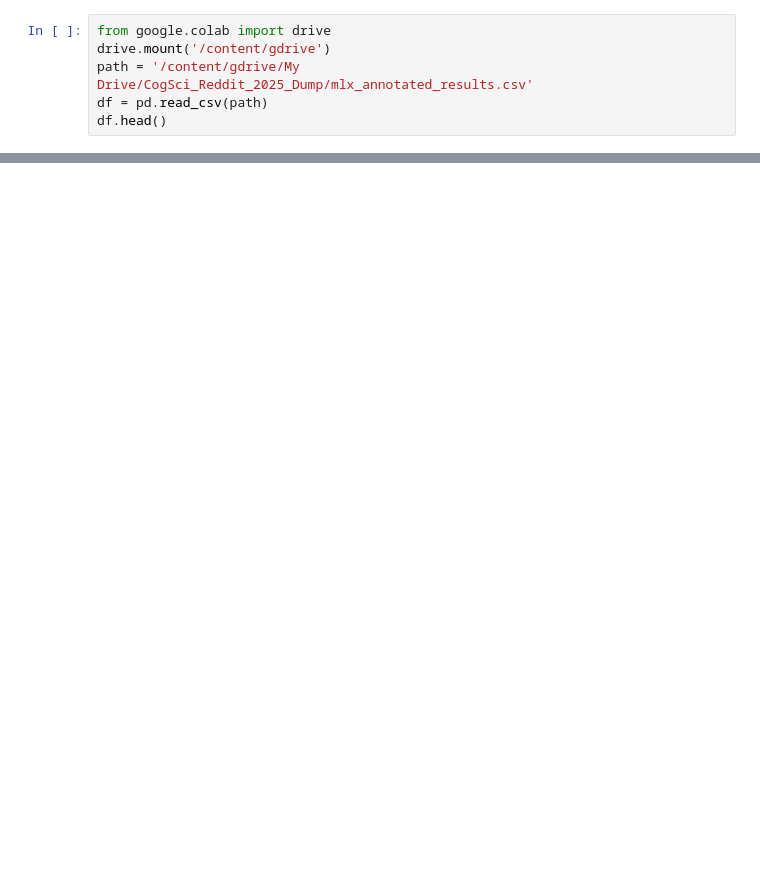
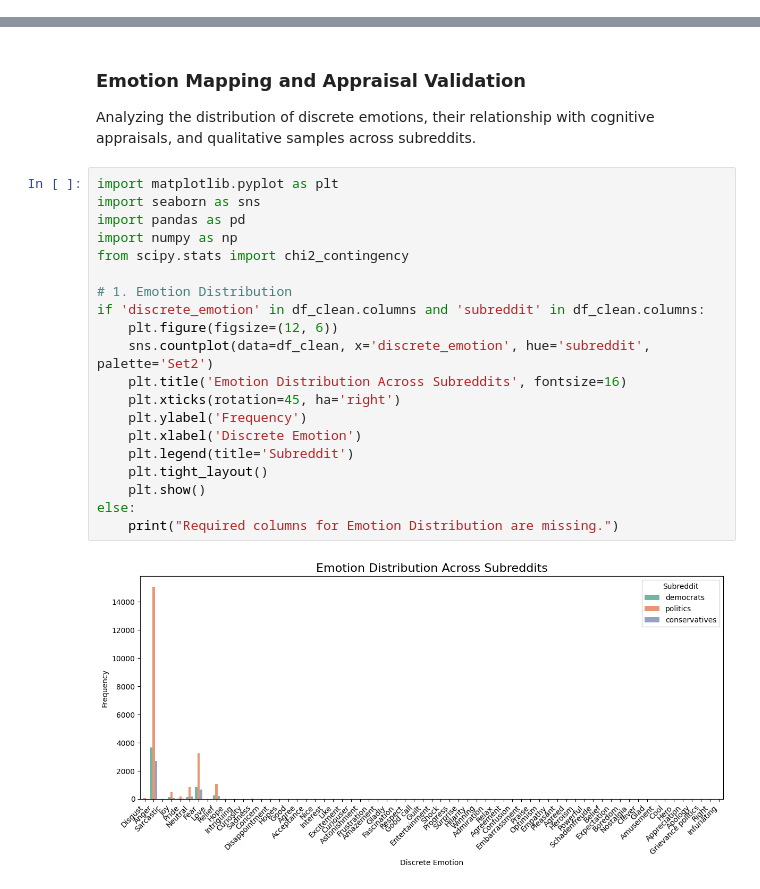
Before and after one commit to Frabat/CS_6795_Appraisal_Notebook, a Jupyter notebook: Notebook.ipynb, the cells around one changed output, grey strips where cells are left out. Cells and saved outputs as stored; diff of their text form; blank space fills up the shorter version.

```diff
--- a/Notebook.ipynb
+++ b/Notebook.ipynb
@@ -10,6 +2,0 @@ Mounted at /content/gdrive
-# %%
-from google.colab import drive
-drive.mount('/content/gdrive')
-path = '/content/gdrive/My Drive/CogSci_Reddit_2025_Dump/mlx_annotated_results.csv'
-df = pd.read_csv(path)
-df.head()
@@ -578,0 +171,26 @@ plt.show()
+# %% [markdown]
+### Emotion Mapping and Appraisal Validation
+
+Analyzing the distribution of discrete emotions, their relationship with cognitive appraisals, and qualitative samples across subreddits.
+# %%
+import matplotlib.pyplot as plt
+import seaborn as sns
+import pandas as pd
+import numpy as np
+from scipy.stats import chi2_contingency
+
+# 1. Emotion Distribution
+if 'discrete_emotion' in df_clean.columns and 'subreddit' in df_clean.columns:
+    plt.figure(figsize=(12, 6))
+    sns.countplot(data=df_clean, x='discrete_emotion', hue='subreddit', palette='Set2')
+    plt.title('Emotion Distribution Across Subreddits', fontsize=16)
+    plt.xticks(rotation=45, ha='right')
+    plt.ylabel('Frequency')
+    plt.xlabel('Discrete Emotion')
+    plt.legend(title='Subreddit')
+    plt.tight_layout()
+    plt.show()
+else:
+    print("Required columns for Emotion Distribution are missing.")
+# %% [output]
+[figure, added]
```
Also changed, not shown: parts of 35 cells of this notebook.
